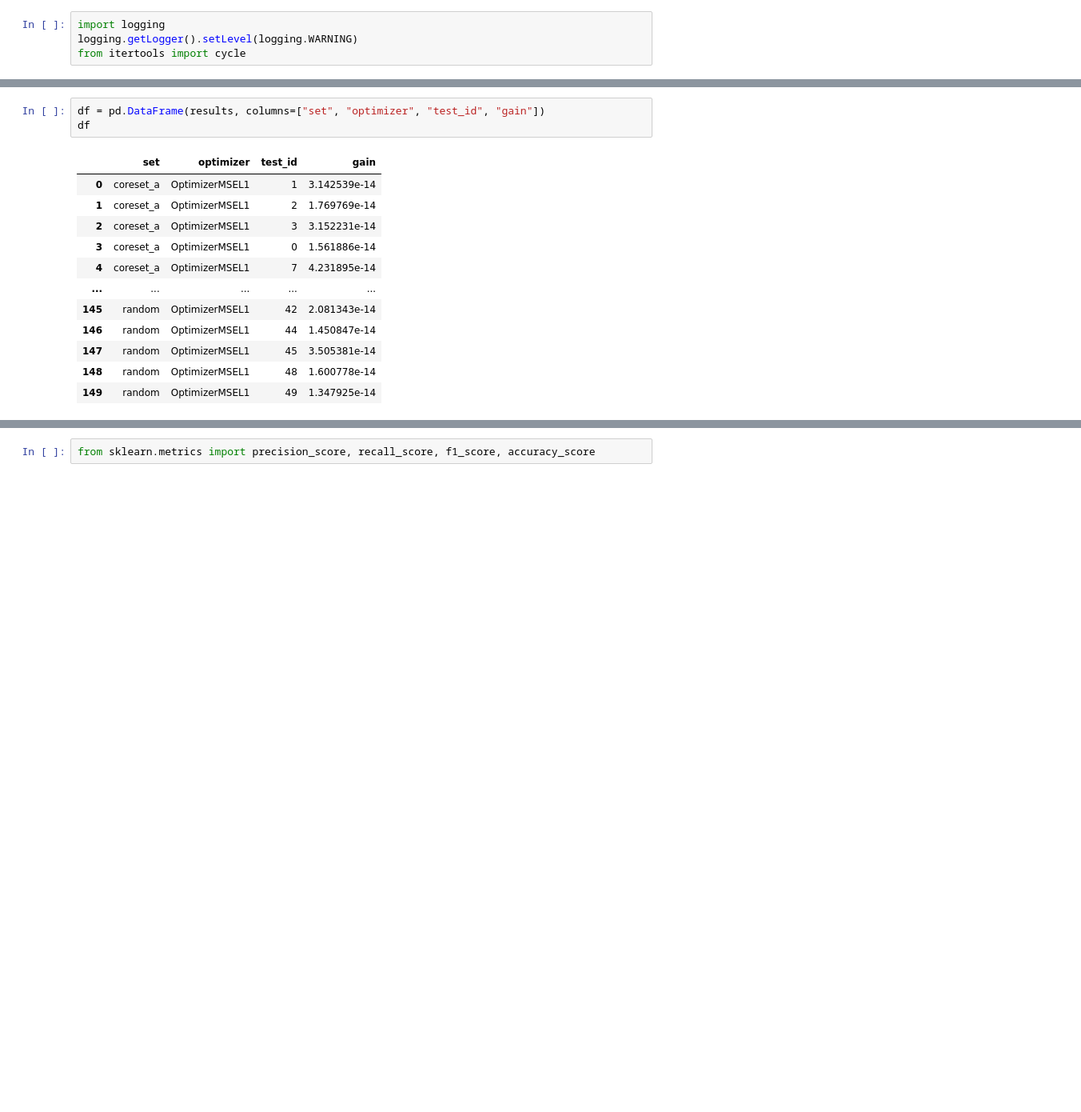
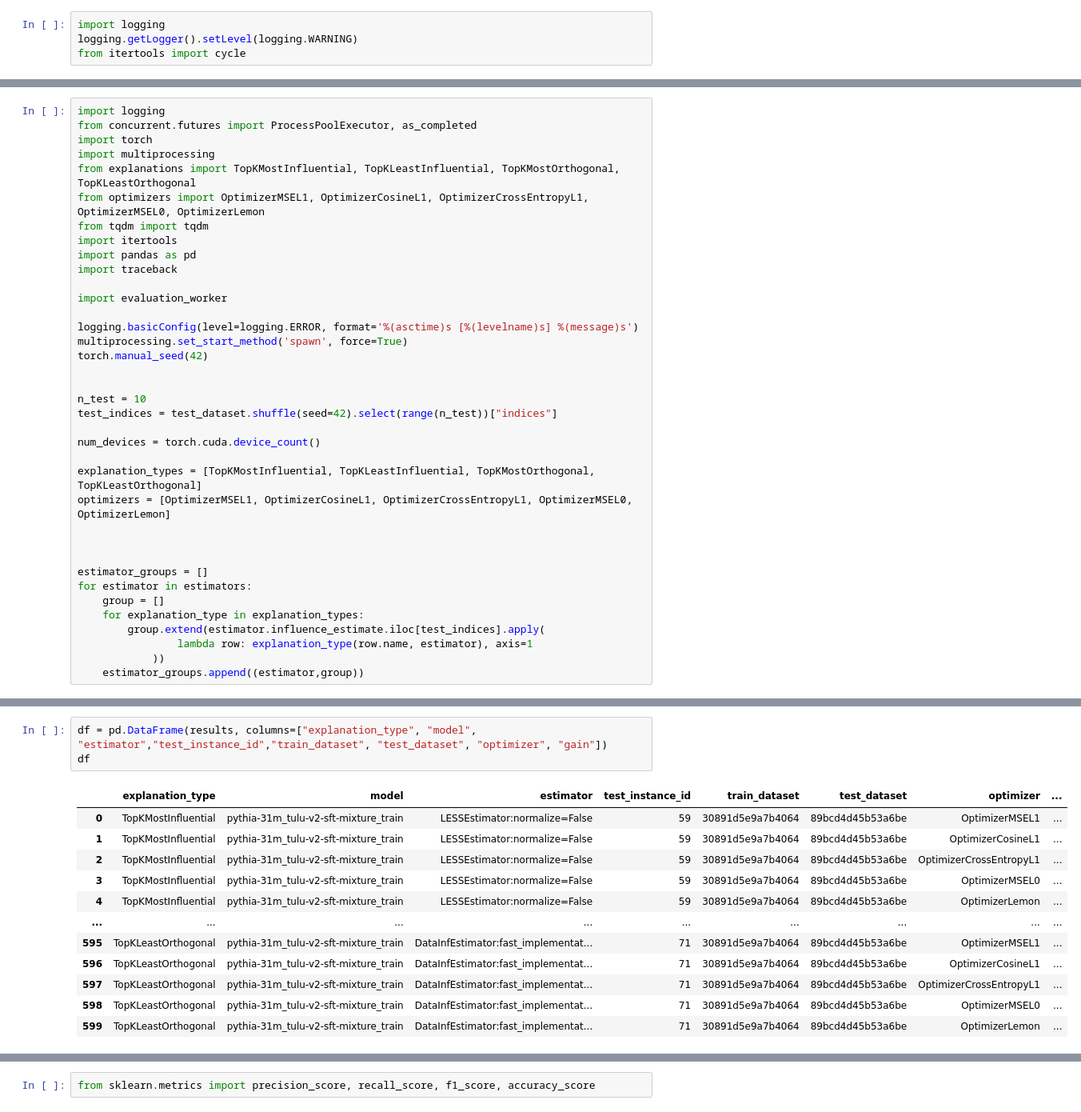
Before and after one commit to loris3/ceelm, a Jupyter notebook: run.ipynb, the cells around one changed output, grey strips where cells are left out. Shown at 80% size. Drawn from its saved outputs; the diff is of its cells as text; blank space fills up the shorter version.

```diff
--- a/run.ipynb
+++ b/run.ipynb
@@ -353 +169,38 @@ coresets[0]
+# %%
+import logging
+from concurrent.futures import ProcessPoolExecutor, as_completed
+import torch
+import multiprocessing
+from explanations import TopKMostInfluential, TopKLeastInfluential, TopKMostOrthogonal, TopKLeastOrthogonal
+from optimizers import OptimizerMSEL1, OptimizerCosineL1, OptimizerCrossEntropyL1, OptimizerMSEL0, OptimizerLemon
+from tqdm import tqdm
+import itertools
+import pandas as pd
+import traceback
+
+import evaluation_worker
+
+logging.basicConfig(level=logging.ERROR, format='%(asctime)s [%(levelname)s] %(message)s')
+multiprocessing.set_start_method('spawn', force=True)
+torch.manual_seed(42)
+
+
+n_test = 10
+test_indices = test_dataset.shuffle(seed=42).select(range(n_test))["indices"]
+
+num_devices = torch.cuda.device_count()
+
+explanation_types = [TopKMostInfluential, TopKLeastInfluential, TopKMostOrthogonal, TopKLeastOrthogonal]
+optimizers = [OptimizerMSEL1, OptimizerCosineL1, OptimizerCrossEntropyL1, OptimizerMSEL0, OptimizerLemon]
+
+
+
+estimator_groups = []
+for estimator in estimators:
+    group = []
+    for explanation_type in explanation_types:
+        group.extend(estimator.influence_estimate.iloc[test_indices].apply(
+                lambda row: explanation_type(row.name, estimator), axis=1
+            ))
+    estimator_groups.append((estimator,group))
 # %%
@@ -430,16 +242,16 @@ TypeError: iteration over a 0-d tensor
 # %%
-df = pd.DataFrame(results, columns=["set", "optimizer", "test_id", "gain"])
+df = pd.DataFrame(results, columns=["explanation_type", "model", "estimator","test_instance_id","train_dataset", "test_dataset", "optimizer", "gain"])
 df
 # %% [output]
-|  | set | optimizer | test_id | gain |
-| 0 | coreset_a | OptimizerMSEL1 | 1 | 3.142539e-14 |
-| 1 | coreset_a | OptimizerMSEL1 | 2 | 1.769769e-14 |
-| 2 | coreset_a | OptimizerMSEL1 | 3 | 3.152231e-14 |
-| 3 | coreset_a | OptimizerMSEL1 | 0 | 1.561886e-14 |
-| 4 | coreset_a | OptimizerMSEL1 | 7 | 4.231895e-14 |
-| ... | ... | ... | ... | ... |
-| 145 | random | OptimizerMSEL1 | 42 | 2.081343e-14 |
-| 146 | random | OptimizerMSEL1 | 44 | 1.450847e-14 |
-| 147 | random | OptimizerMSEL1 | 45 | 3.505381e-14 |
-| 148 | random | OptimizerMSEL1 | 48 | 1.600778e-14 |
-| 149 | random | OptimizerMSEL1 | 49 | 1.347925e-14 |
+|  | explanation_type | model | estimator | test_instance_id | train_dataset | test_dataset | optimizer | ... |
+| 0 | TopKMostInfluential | pythia-31m_tulu-v2-sft-mixture_train | LESSEstimator:normalize=False | 59 | 30891d5e9a7b4064 | 89bcd4d45b53a6be | OptimizerMSEL1 | ... |
+| 1 | TopKMostInfluential | pythia-31m_tulu-v2-sft-mixture_train | LESSEstimator:normalize=False | 59 | 30891d5e9a7b4064 | 89bcd4d45b53a6be | OptimizerCosineL1 | ... |
+| 2 | TopKMostInfluential | pythia-31m_tulu-v2-sft-mixture_train | LESSEstimator:normalize=False | 59 | 30891d5e9a7b4064 | 89bcd4d45b53a6be | OptimizerCrossEntropyL1 | ... |
+| 3 | TopKMostInfluential | pythia-31m_tulu-v2-sft-mixture_train | LESSEstimator:normalize=False | 59 | 30891d5e9a7b4064 | 89bcd4d45b53a6be | OptimizerMSEL0 | ... |
+| 4 | TopKMostInfluential | pythia-31m_tulu-v2-sft-mixture_train | LESSEstimator:normalize=False | 59 | 30891d5e9a7b4064 | 89bcd4d45b53a6be | OptimizerLemon | ... |
+| ... | ... | ... | ... | ... | ... | ... | ... | ... |
+| 595 | TopKLeastOrthogonal | pythia-31m_tulu-v2-sft-mixture_train | DataInfEstimator:fast_implementat... | 71 | 30891d5e9a7b4064 | 89bcd4d45b53a6be | OptimizerMSEL1 | ... |
+| 596 | TopKLeastOrthogonal | pythia-31m_tulu-v2-sft-mixture_train | DataInfEstimator:fast_implementat... | 71 | 30891d5e9a7b4064 | 89bcd4d45b53a6be | OptimizerCosineL1 | ... |
+| 597 | TopKLeastOrthogonal | pythia-31m_tulu-v2-sft-mixture_train | DataInfEstimator:fast_implementat... | 71 | 30891d5e9a7b4064 | 89bcd4d45b53a6be | OptimizerCrossEntropyL1 | ... |
+| 598 | TopKLeastOrthogonal | pythia-31m_tulu-v2-sft-mixture_train | DataInfEstimator:fast_implementat... | 71 | 30891d5e9a7b4064 | 89bcd4d45b53a6be | OptimizerMSEL0 | ... |
+| 599 | TopKLeastOrthogonal | pythia-31m_tulu-v2-sft-mixture_train | DataInfEstimator:fast_implementat... | 71 | 30891d5e9a7b4064 | 89bcd4d45b53a6be | OptimizerLemon | ... |
```
Also changed, not shown: parts of 30 cells of this notebook, 25 other files.
